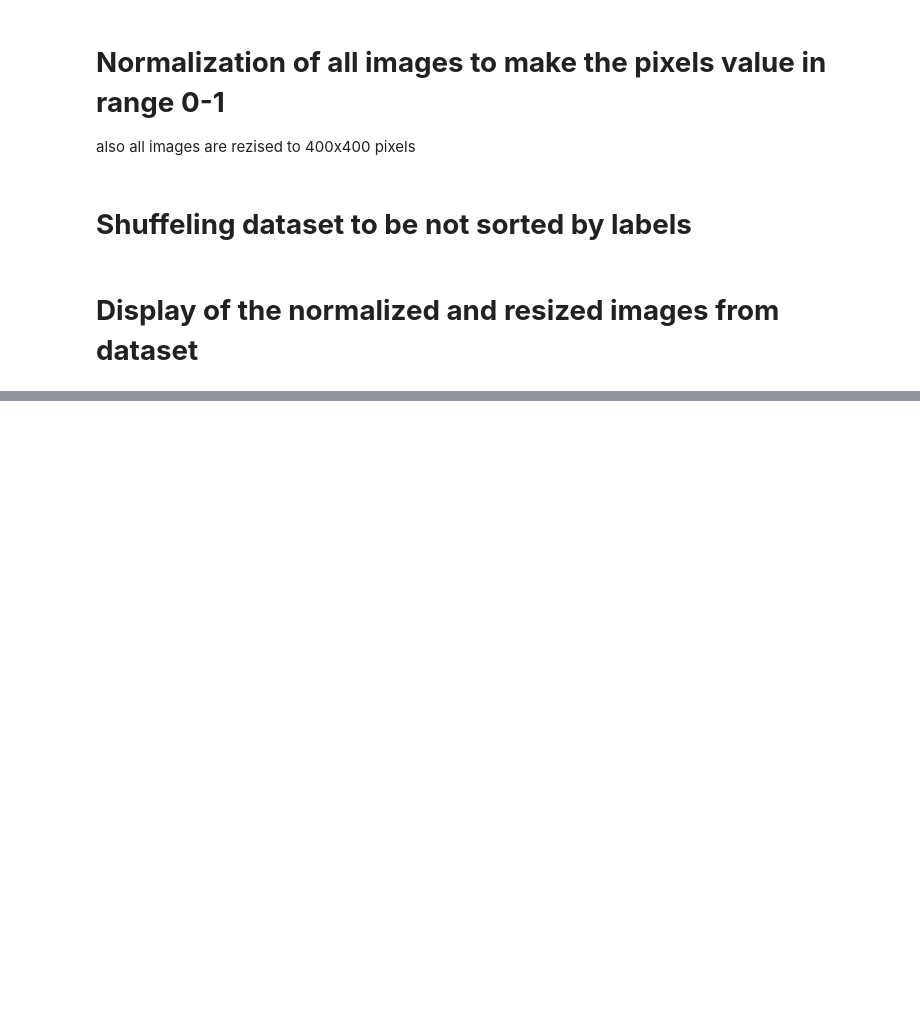
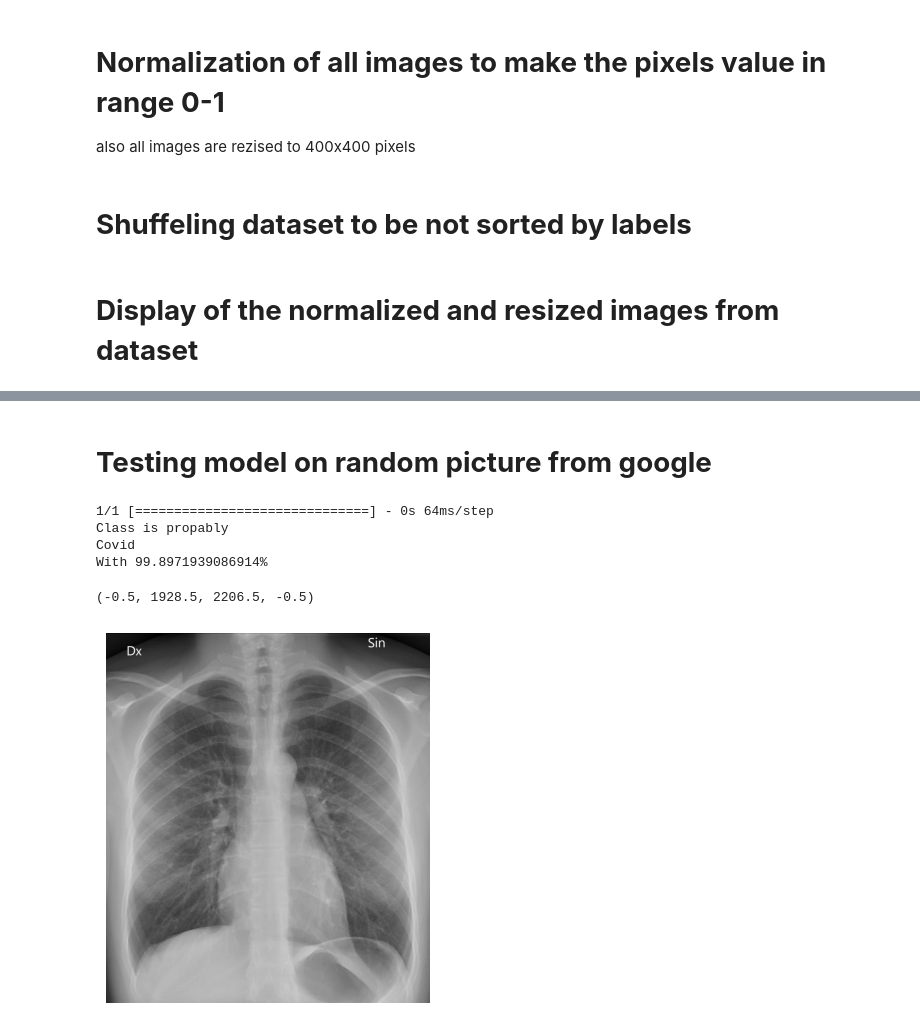
Before and after one commit to vienskaz/COVID19-CNN, a Jupyter notebook: COVID_CNN.ipynb, the cells around one changed output, grey strips where cells are left out. Cells and saved outputs as stored; diff of their text form; code cells hidden in the pictures; blank space fills up the shorter version.

```diff
--- a/COVID_CNN.ipynb
+++ b/COVID_CNN.ipynb
@@ -173,0 +219,24 @@ plt.show()
+# %% [markdown]
+# **Testing model on random picture from google**
+# %%
+RTG_image = Image.open('/content/RTG.jpg').convert('L')
+RTG_array = np.array(RTG_image)
+normalized_image = normalize([RTG_array])
+normalized_image = normalized_image.reshape((400, 400, 1))
+
+
+prediction = model.predict(np.array([normalized_image]))
+predicted_class = np.argmax(prediction)
+confidence = prediction[0][predicted_class] * 100
+print("Class is propably")
+print(class_names[predicted_class])
+print(f'With {confidence}%')
+plt.imshow(RTG_array, cmap='gray')
+plt.axis("off")
+# %% [output]
+1/1 [==============================] - 0s 64ms/step
+Class is propably
+Covid
+With 99.8971939086914%
+(-0.5, 1928.5, 2206.5, -0.5)
+[figure, added]
```
Also changed, not shown: parts of 13 cells of this notebook.
